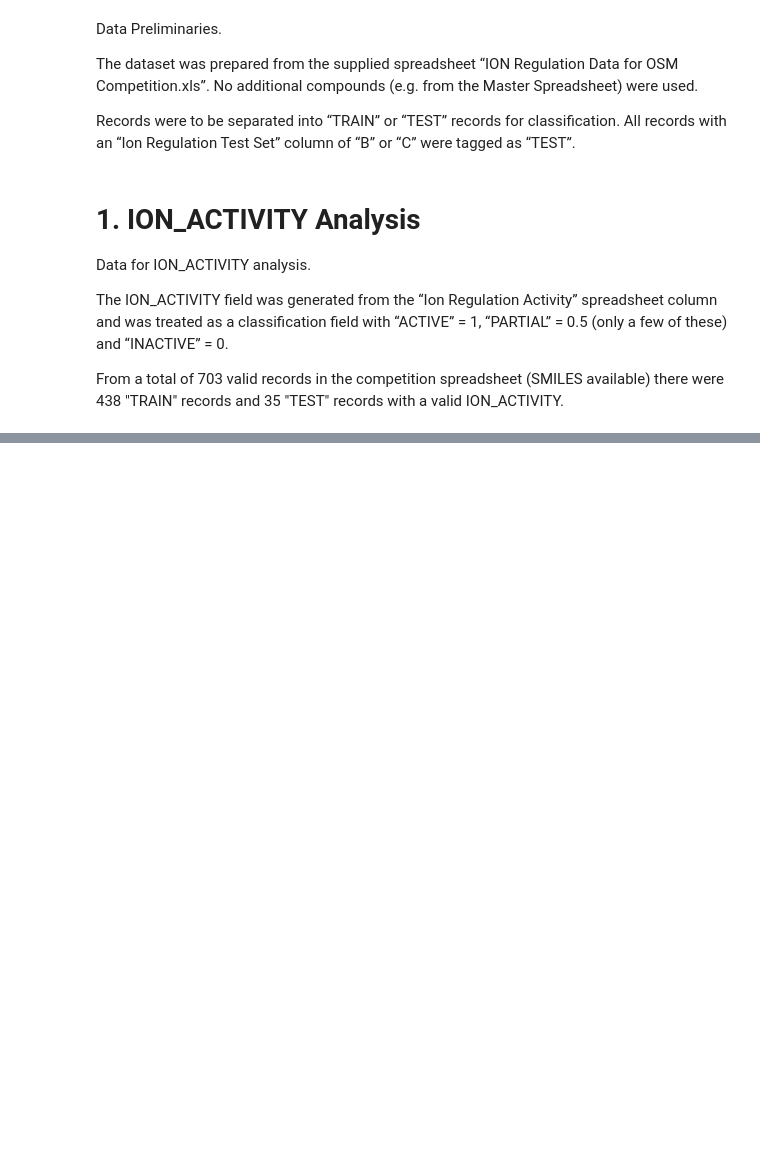
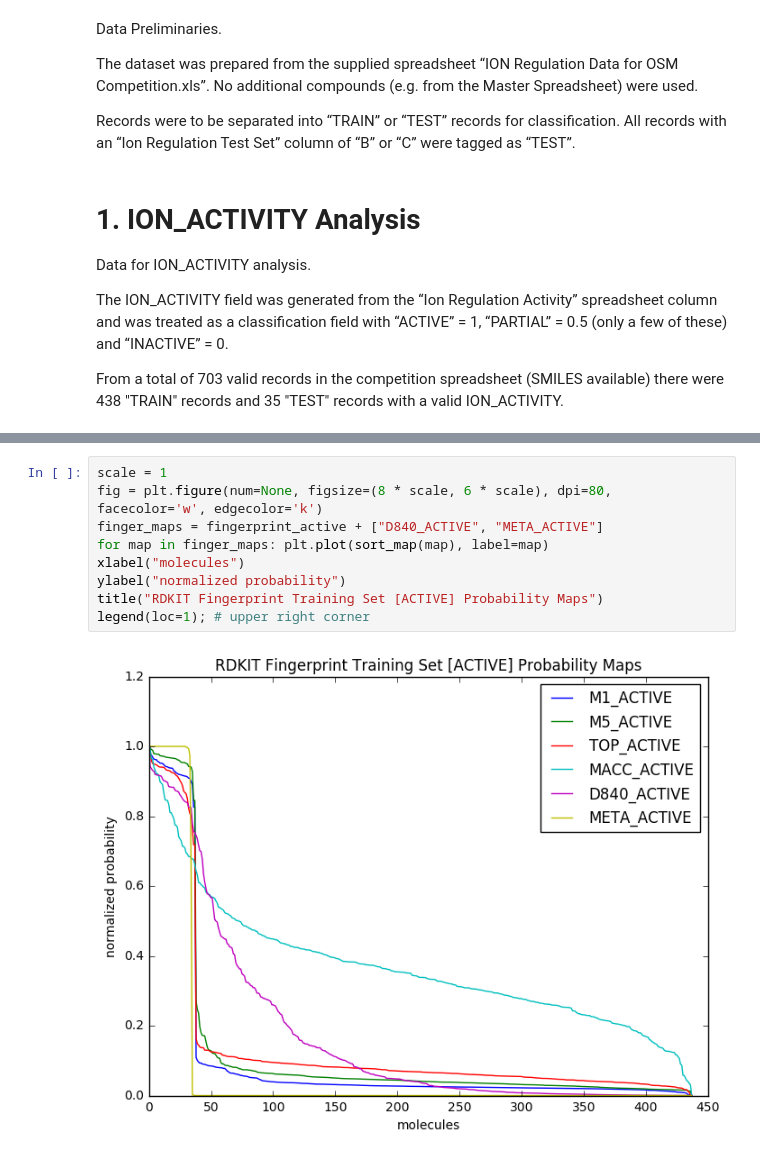
Before and after one commit to kellerberrin/OSM-QSAR, a Jupyter notebook: Results/OSM Prelim Results.ipynb, the cells around one changed output, grey strips where cells are left out. Cells and saved outputs as stored; diff of their text form; blank space fills up the shorter version.

```diff
--- a/Results/OSM Prelim Results.ipynb
+++ b/Results/OSM Prelim Results.ipynb
@@ -227,0 +209,11 @@ om
+# %%
+scale = 1
+fig = plt.figure(num=None, figsize=(8 * scale, 6 * scale), dpi=80, facecolor='w', edgecolor='k')
+finger_maps = fingerprint_active + ["D840_ACTIVE", "META_ACTIVE"]
+for map in finger_maps: plt.plot(sort_map(map), label=map)
+xlabel("molecules")
+ylabel("normalized probability")
+title("RDKIT Fingerprint Training Set [ACTIVE] Probability Maps")
+legend(loc=1); # upper right corner
+# %% [output]
+[figure, added]
```
Also changed, not shown: parts of 50 cells of this notebook, 19 other files.
